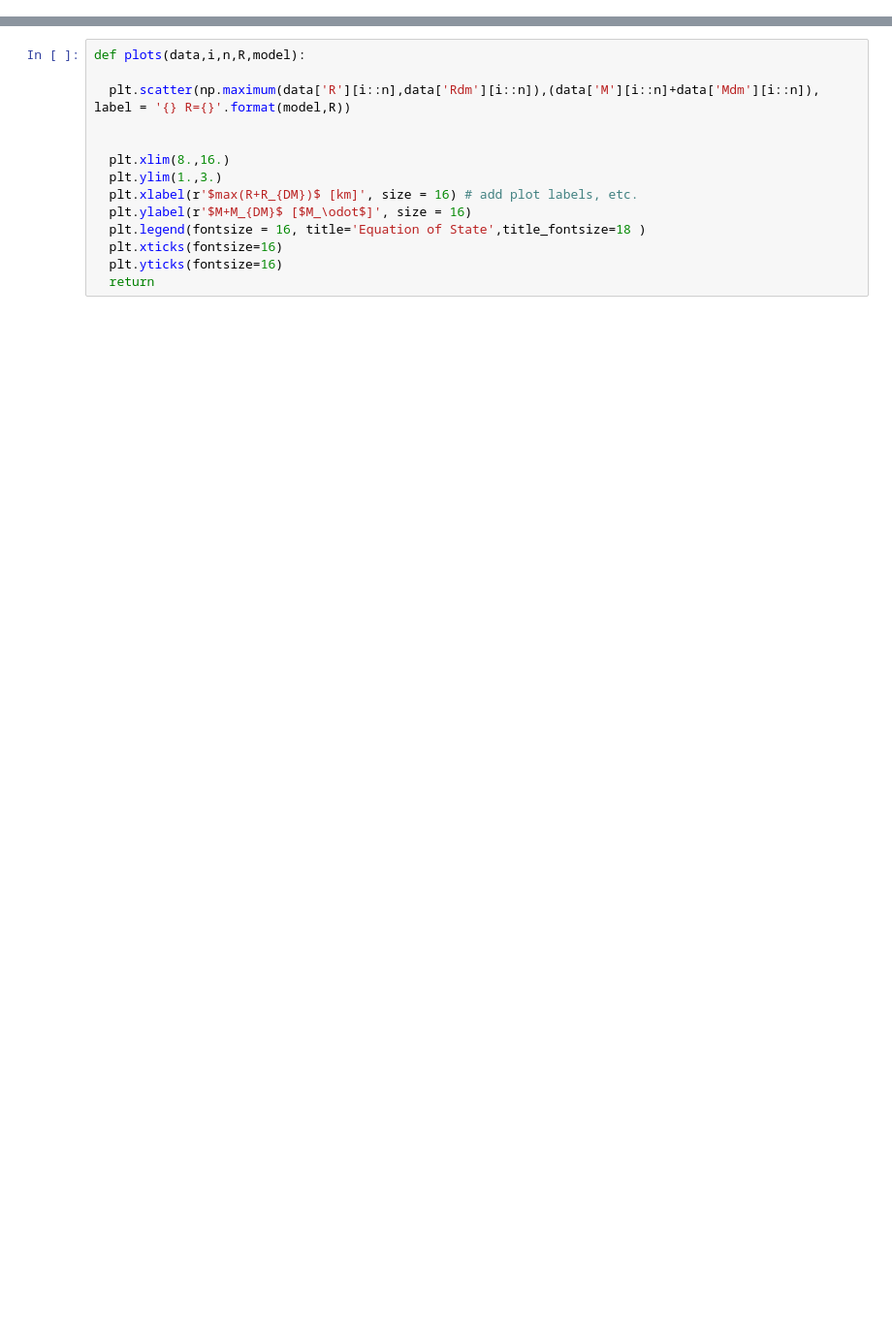
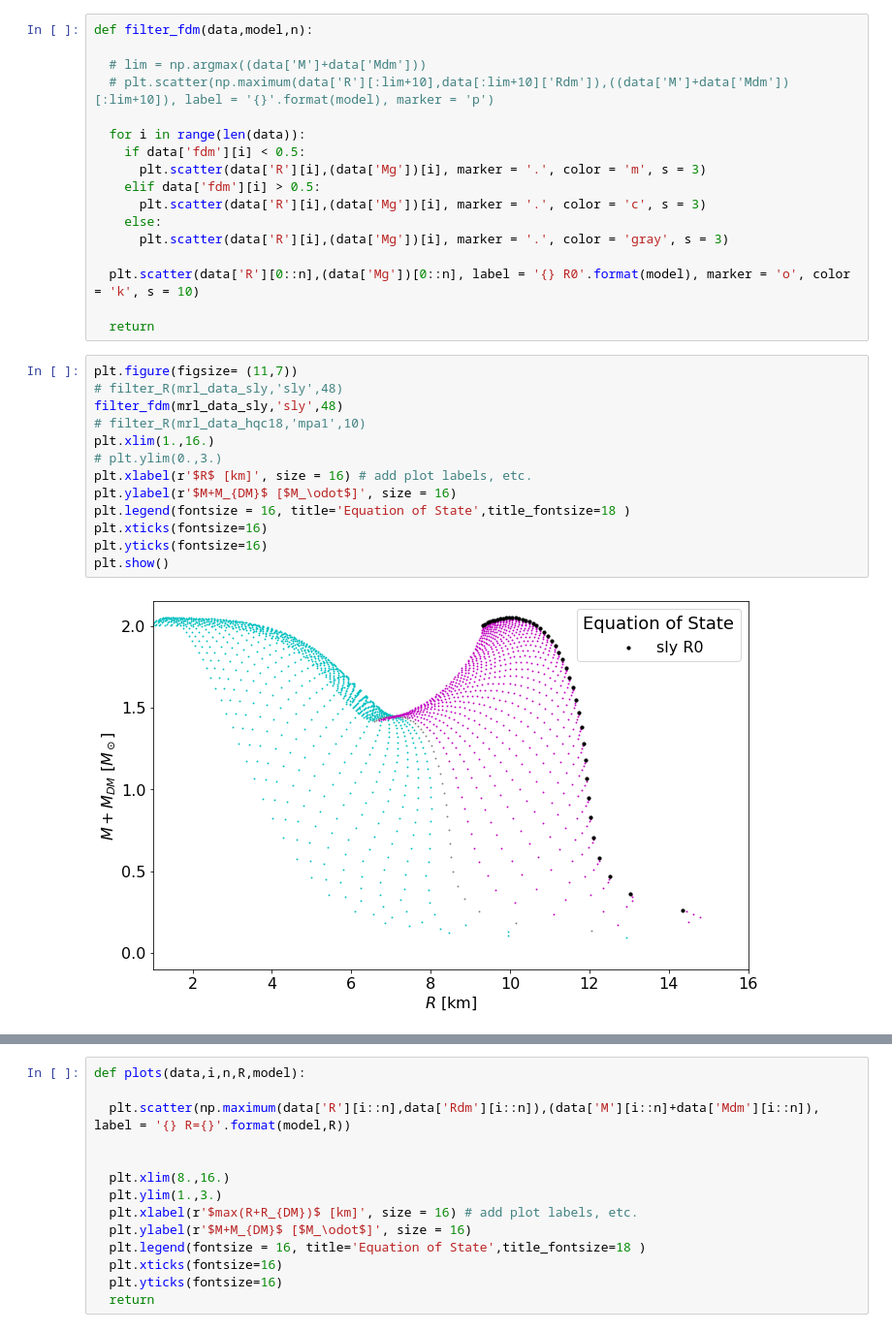
Before and after one commit to kunalkishanmehta/ns-struc-dm, a Jupyter notebook: Two_fluid_code.ipynb, the cells around one changed output, grey strips where cells are left out. Shown at 97% size. Saved outputs shown, nothing was run; the diff lists cells and outputs as text; blank space fills up the shorter version.

```diff
--- a/Two_fluid_code.ipynb
+++ b/Two_fluid_code.ipynb
@@ -168,0 +247,32 @@ plt.show()
+# %%
+def filter_fdm(data,model,n):
+
+  # lim = np.argmax((data['M']+data['Mdm']))
+  # plt.scatter(np.maximum(data['R'][:lim+10],data[:lim+10]['Rdm']),((data['M']+data['Mdm'])[:lim+10]), label = '{}'.format(model), marker = 'p')
+
+  for i in range(len(data)):
+    if data['fdm'][i] < 0.5:
+      plt.scatter(data['R'][i],(data['Mg'])[i], marker = '.', color = 'm', s = 3)
+    elif data['fdm'][i] > 0.5:
+      plt.scatter(data['R'][i],(data['Mg'])[i], marker = '.', color = 'c', s = 3)
+    else:
+      plt.scatter(data['R'][i],(data['Mg'])[i], marker = '.', color = 'gray', s = 3)
+
+  plt.scatter(data['R'][0::n],(data['Mg'])[0::n], label = '{} R0'.format(model), marker = 'o', color = 'k', s = 10)
+
+  return
+# %%
+plt.figure(figsize= (11,7))
+# filter_R(mrl_data_sly,'sly',48)
+filter_fdm(mrl_data_sly,'sly',48)
+# filter_R(mrl_data_hqc18,'mpa1',10)
+plt.xlim(1.,16.)
+# plt.ylim(0.,3.)
+plt.xlabel(r'$R$ [km]', size = 16) # add plot labels, etc.
+plt.ylabel(r'$M+M_{DM}$ [$M_\odot$]', size = 16)
+plt.legend(fontsize = 16, title='Equation of State',title_fontsize=18 )
+plt.xticks(fontsize=16)
+plt.yticks(fontsize=16)
+plt.show()
+# %% [output]
+[figure, added]
```
Also changed, not shown: parts of 176 cells of this notebook.
